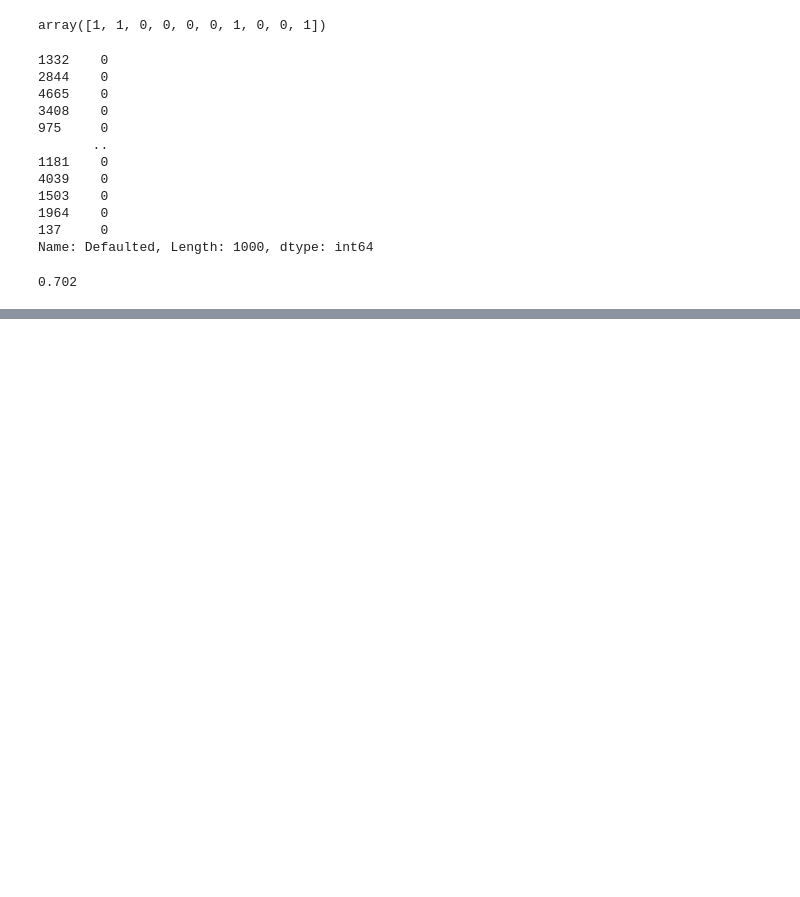
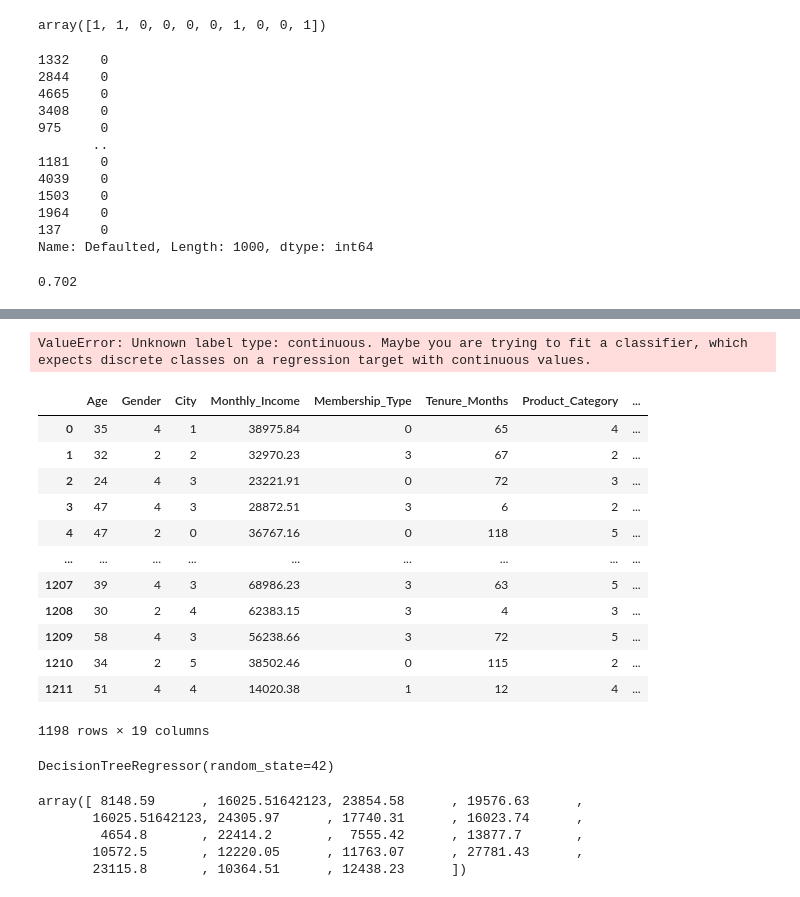
Before and after one commit to roshan-pardeshi/machine-learning, a Jupyter notebook: machine learning/DecisionTreeClassifier.ipynb, the cells around one changed output, grey strips where cells are left out. Saved outputs shown, nothing was run; the diff lists cells and outputs as text; code cells hidden in the pictures; blank space fills up the shorter version.

```diff
--- a/machine learning/DecisionTreeClassifier.ipynb
+++ b/machine learning/DecisionTreeClassifier.ipynb
@@ -266,0 +779,28 @@ ac
+# %%
+model.fit(x_train,y_train)
+# %% [output]
+ValueError: Unknown label type: continuous. Maybe you are trying to fit a classifier, which expects discrete classes on a regression target with continuous values.
+# %%
+df
+# %% [output]
+|  | Age | Gender | City | Monthly_Income | Membership_Type | Tenure_Months | Product_Category | ... |
+| 0 | 35 | 4 | 1 | 38975.84 | 0 | 65 | 4 | ... |
+| 1 | 32 | 2 | 2 | 32970.23 | 3 | 67 | 2 | ... |
+| 2 | 24 | 4 | 3 | 23221.91 | 0 | 72 | 3 | ... |
+| 3 | 47 | 4 | 3 | 28872.51 | 3 | 6 | 2 | ... |
+| 4 | 47 | 2 | 0 | 36767.16 | 0 | 118 | 5 | ... |
+| ... | ... | ... | ... | ... | ... | ... | ... | ... |
+| 1207 | 39 | 4 | 3 | 68986.23 | 3 | 63 | 5 | ... |
+| 1208 | 30 | 2 | 4 | 62383.15 | 3 | 4 | 3 | ... |
+| 1209 | 58 | 4 | 3 | 56238.66 | 3 | 72 | 5 | ... |
+| 1210 | 34 | 2 | 5 | 38502.46 | 0 | 115 | 2 | ... |
+| 1211 | 51 | 4 | 4 | 14020.38 | 1 | 12 | 4 | ... |
+1198 rows × 19 columns
+# %%
+from sklearn.tree import DecisionTreeRegressor
+
+model = DecisionTreeRegressor(random_state=42)
+
+model.fit(x_train, y_train)
+# %% [output]
+DecisionTreeRegressor(random_state=42)
@@ -266,0 +809,8 @@ ac
+# %%
+y_predict[1:20]
+# %% [output]
+array([ 8148.59      , 16025.51642123, 23854.58      , 19576.63      ,
+       16025.51642123, 24305.97      , 17740.31      , 16023.74      ,
+        4654.8       , 22414.2       ,  7555.42      , 13877.7       ,
+       10572.5       , 12220.05      , 11763.07      , 27781.43      ,
+       23115.8       , 10364.51      , 12438.23      ])
```
Also changed, not shown: parts of 89 cells of this notebook, 5 other files.
